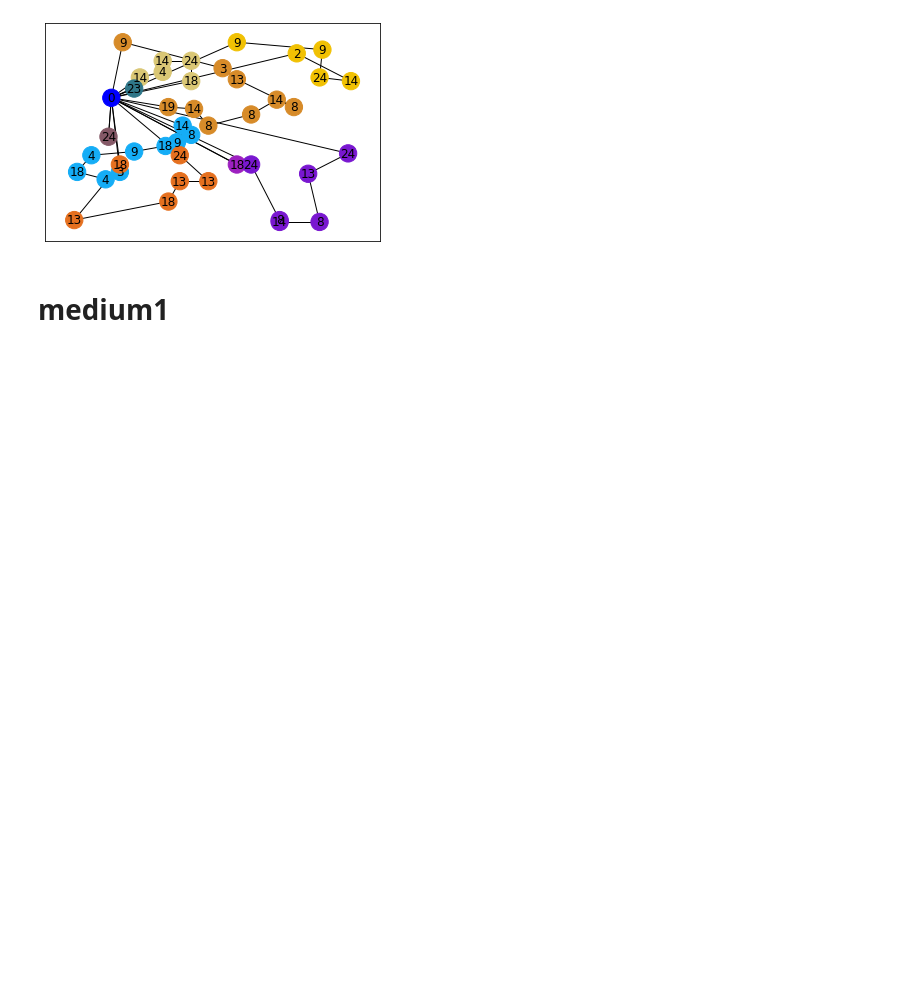
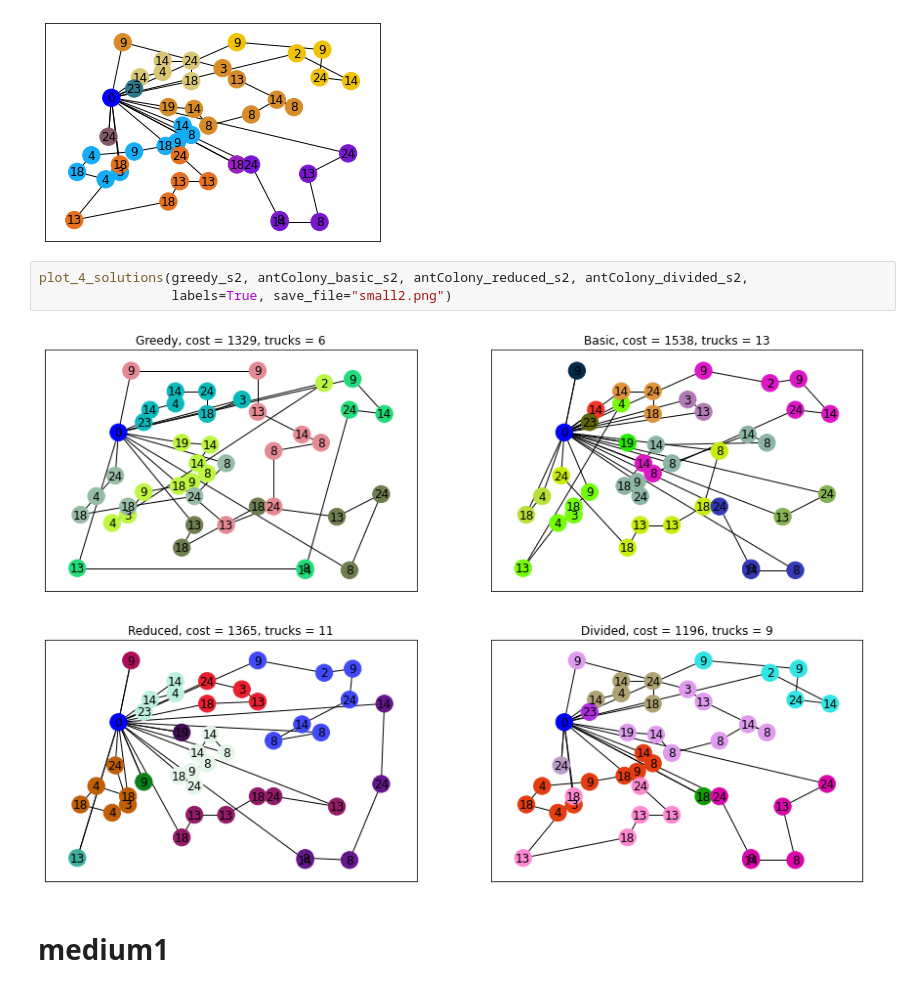
Before and after one commit to PrzeChoj/MSI2, a Jupyter notebook: project1/src/JupyterNotebooks/CaseStudy.ipynb, the cells around one changed output. Saved outputs shown, nothing was run; the diff lists cells and outputs as text; blank space fills up the shorter version.

```diff
--- a/project1/src/JupyterNotebooks/CaseStudy.ipynb
+++ b/project1/src/JupyterNotebooks/CaseStudy.ipynb
@@ -189,6 +194,11 @@ Time for optimization has passed on 1239th iteration
 
 Optimization with Divided: iterations = 1129, cost = 1196.303, trucks = 9
 [figure]
+# %%
+plot_4_solutions(greedy_s2, antColony_basic_s2, antColony_reduced_s2, antColony_divided_s2,
+                 labels=True, save_file="small2.png")
+# %% [output]
+[figure, added]
 # %% [markdown]
 # medium1
 # %%
```
Also changed, not shown: parts of 5 cells of this notebook, 7 other files.
